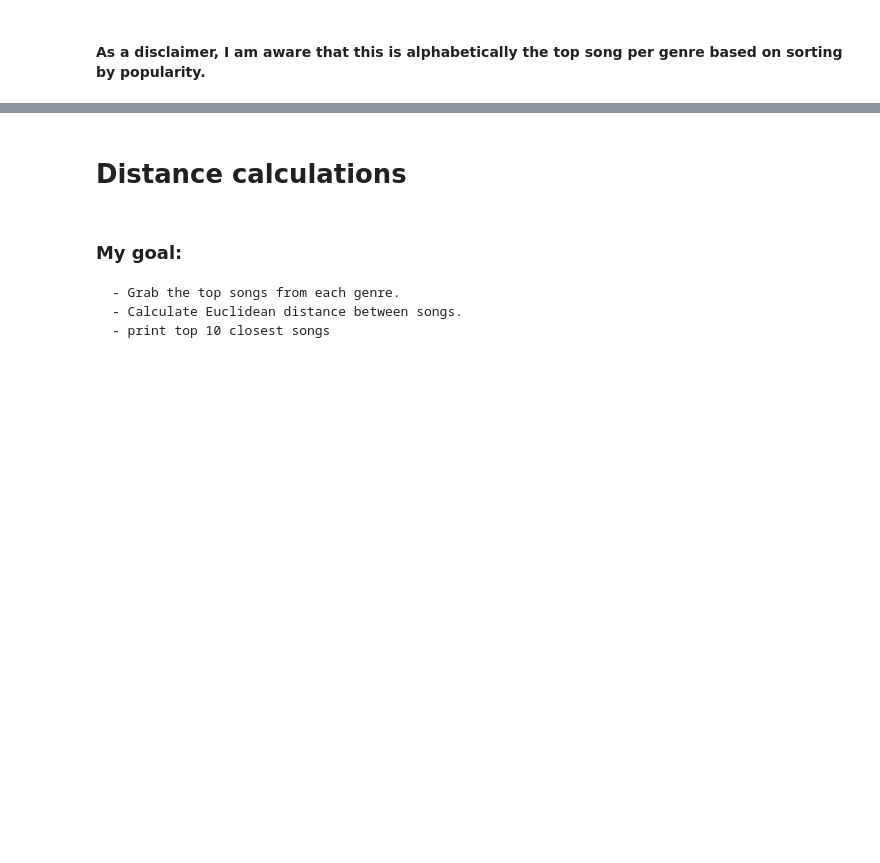
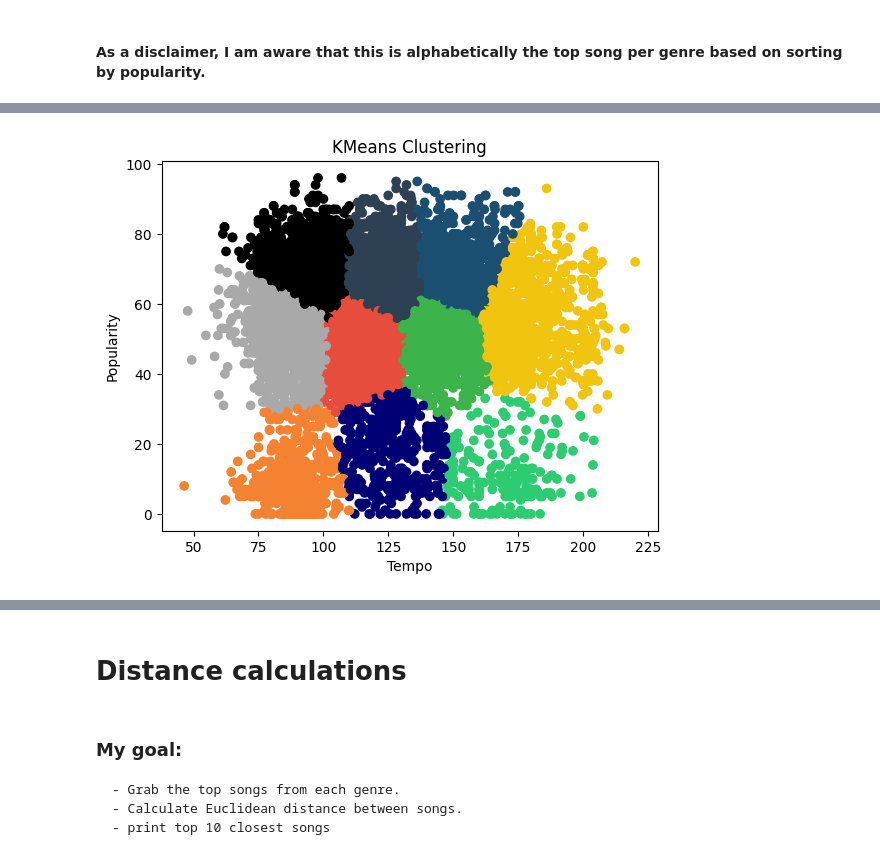
Before and after one commit to GuntherChung/INST414-A4, a Jupyter notebook: Assignment_4_Work.ipynb, the cells around one changed output, grey strips where cells are left out. Cells and saved outputs as stored; diff of their text form; code cells hidden in the pictures; blank space fills up the shorter version.

```diff
--- a/Assignment_4_Work.ipynb
+++ b/Assignment_4_Work.ipynb
@@ -196,0 +248,9 @@ top_songs_by_genre
+# %%
+# Scatter plot with custom colors
+plt.scatter(all_songs_df['tempo'], all_songs_df['popularity'], c=labels, cmap=cmap)
+plt.xlabel('Tempo')
+plt.ylabel('Popularity')
+plt.title('KMeans Clustering')
+plt.show()
+# %% [output]
+[figure, added]
```
Also changed, not shown: parts of 20 cells of this notebook, 2 other files.
